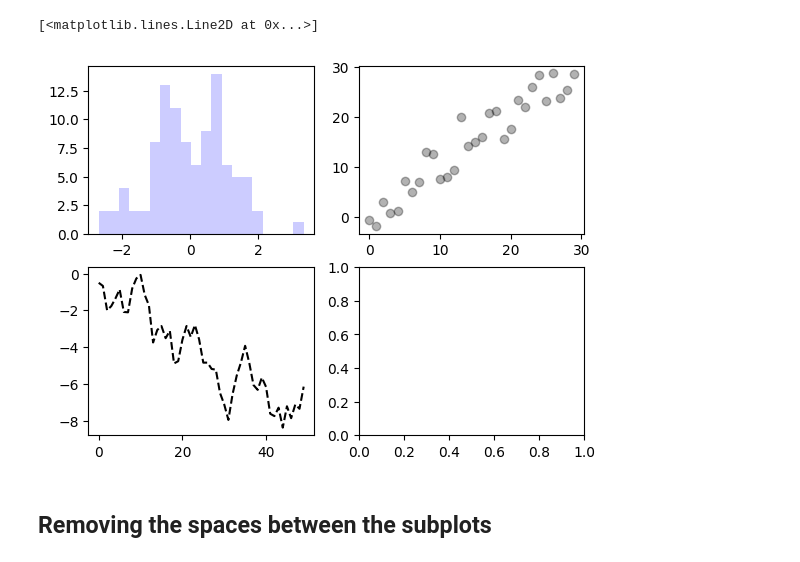
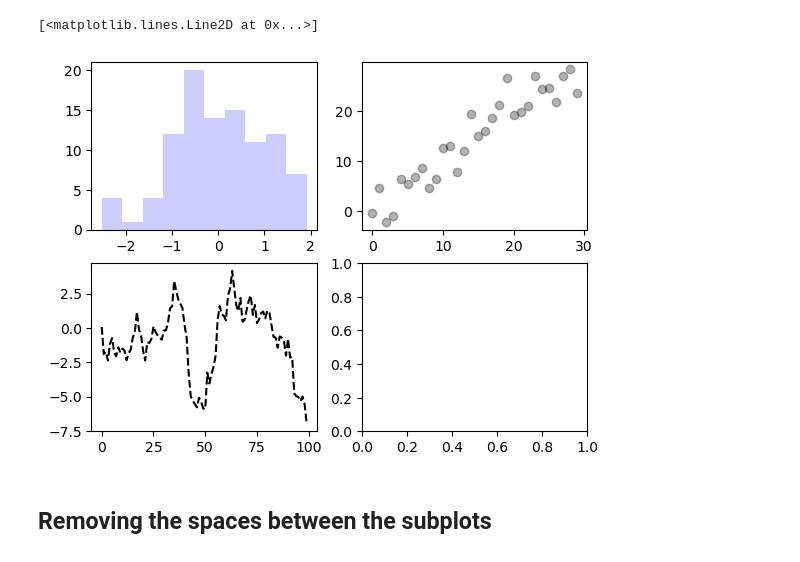
Before and after one commit to harikarthickt/Python_Exercises, a Jupyter notebook: Data Visualisation/figures_subplots.ipynb, the cells around one changed output. Drawn from its saved outputs; the diff is of its cells as text; code cells hidden in the pictures.

```diff
--- a/Data Visualisation/figures_subplots.ipynb
+++ b/Data Visualisation/figures_subplots.ipynb
@@ -15,26 +15,26 @@ plt.plot(data)
 # %%
 # Figure
 fig = plt.figure()
 
 # Added subplot inside the Figure
 ax1 = fig.add_subplot(2, 2, 1)
 ax2 = fig.add_subplot(2, 2, 2)
 ax3 = fig.add_subplot(2, 2, 3)
 ax4 = fig.add_subplot(2, 2, 4)
 
 # Histogram plot
 # color
 # alpha is transparency
-ax1.hist(np.random.standard_normal(100), bins=20, color="blue", alpha=0.2);
+ax1.hist(np.random.standard_normal(100), bins=10, color="blue", alpha=0.2);
 
 # Scatter plot
 ax2.scatter(np.arange(30), np.arange(30) + 3 * np.random.standard_normal(30), color='black', alpha=0.3);
 
 # Plot
-ax3.plot(np.random.standard_normal(50).cumsum(), color="black", linestyle="dashed")
+ax3.plot(np.random.standard_normal(100).cumsum(), color="black", linestyle="dashed")
 # %% [output]
 [<matplotlib.lines.Line2D at 0x...>]
-[figure, old version]
+[figure, new version]
 # %% [markdown]
 ## Removing the spaces between the subplots
 # %%
```
Also changed, not shown: parts of 6 cells of this notebook, 11 other files.
